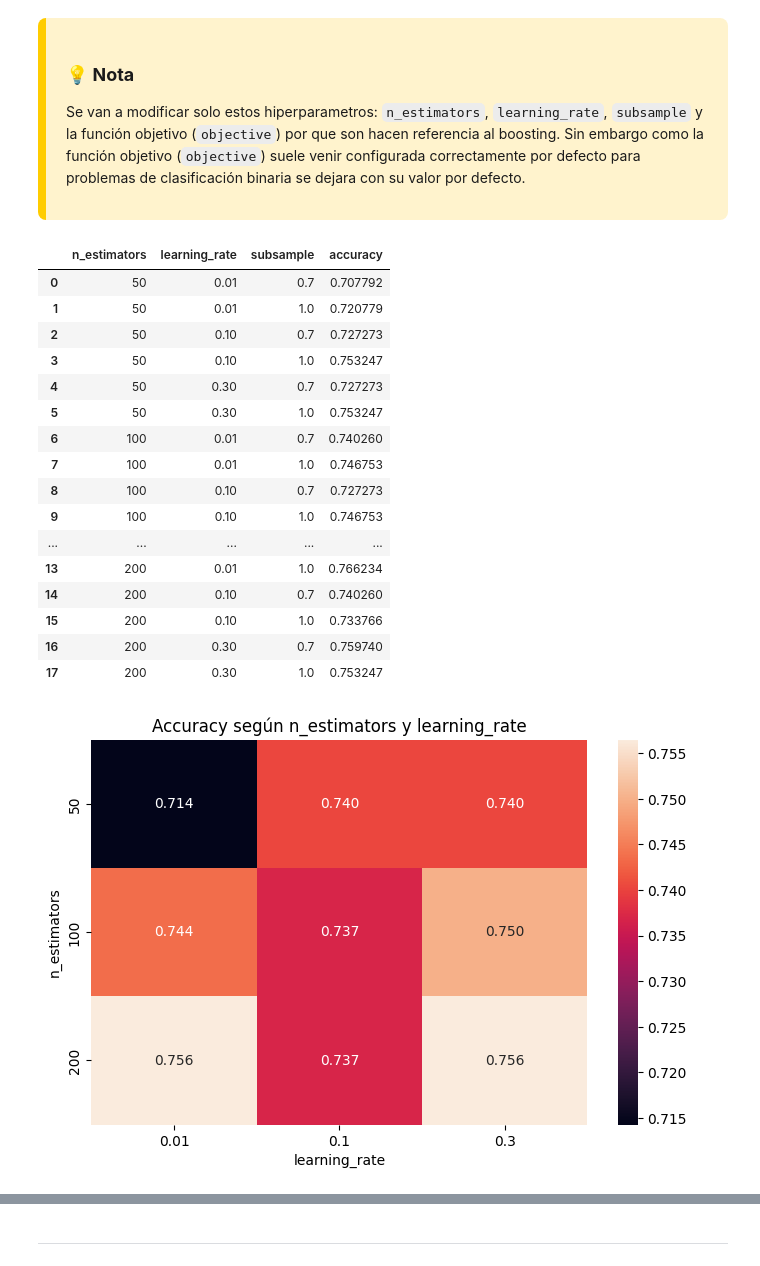
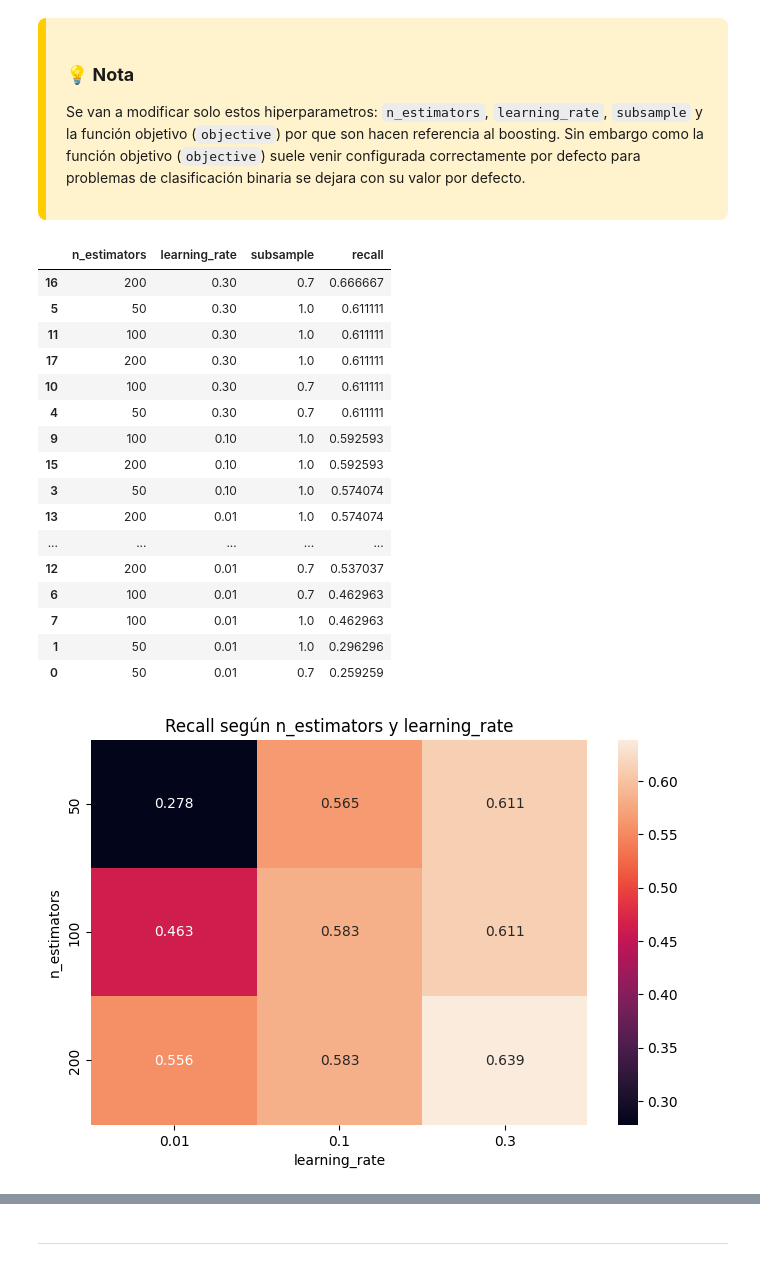
Before and after one commit to 4GeeksAcademy/anaisaponte-GitH-intro-ml, a Jupyter notebook: src/06-boosting-diabetes.ipynb, the cells around one changed output, grey strips where cells are left out. Saved outputs shown, nothing was run; the diff lists cells and outputs as text; code cells hidden in the pictures.

```diff
--- a/src/06-boosting-diabetes.ipynb
+++ b/src/06-boosting-diabetes.ipynb
@@ -261,52 +280,53 @@ for n in n_estimators_list:
             # Generamos predicciones sobre el conjunto de test
             y_pred_temp = model_temp.predict(X_test)
 
-            # Calculamos el accuracy del modelo
-            acc = accuracy_score(y_test, y_pred_temp)
+            # Calculamos el recall del modelo
+            rec = recall_score(y_test, y_pred_temp, pos_label=1)
 
             # Guardamos los resultados junto con los hiperparámetros utilizados
             results.append({
                 "n_estimators": n,
                 "learning_rate": lr,
                 "subsample": sub,
-                "accuracy": acc
+                "recall": rec
             })
 
 # Convertimos la lista de resultados en un DataFrame para facilitar su análisis
 results_df = pd.DataFrame(results)
+results_df = results_df.sort_values(by="recall", ascending=False)
 results_df
 # %% [output]
-|  | n_estimators | learning_rate | subsample | accuracy |
-| 0 | 50 | 0.01 | 0.7 | 0.707792 |
-| 1 | 50 | 0.01 | 1.0 | 0.720779 |
-| 2 | 50 | 0.10 | 0.7 | 0.727273 |
-| 3 | 50 | 0.10 | 1.0 | 0.753247 |
-| 4 | 50 | 0.30 | 0.7 | 0.727273 |
-| 5 | 50 | 0.30 | 1.0 | 0.753247 |
-| 6 | 100 | 0.01 | 0.7 | 0.740260 |
-| 7 | 100 | 0.01 | 1.0 | 0.746753 |
-| 8 | 100 | 0.10 | 0.7 | 0.727273 |
-| 9 | 100 | 0.10 | 1.0 | 0.746753 |
+|  | n_estimators | learning_rate | subsample | recall |
+| 16 | 200 | 0.30 | 0.7 | 0.666667 |
+| 5 | 50 | 0.30 | 1.0 | 0.611111 |
+| 11 | 100 | 0.30 | 1.0 | 0.611111 |
+| 17 | 200 | 0.30 | 1.0 | 0.611111 |
+| 10 | 100 | 0.30 | 0.7 | 0.611111 |
+| 4 | 50 | 0.30 | 0.7 | 0.611111 |
+| 9 | 100 | 0.10 | 1.0 | 0.592593 |
+| 15 | 200 | 0.10 | 1.0 | 0.592593 |
+| 3 | 50 | 0.10 | 1.0 | 0.574074 |
+| 13 | 200 | 0.01 | 1.0 | 0.574074 |
 | ... | ... | ... | ... | ... |
-| 13 | 200 | 0.01 | 1.0 | 0.766234 |
-| 14 | 200 | 0.10 | 0.7 | 0.740260 |
-| 15 | 200 | 0.10 | 1.0 | 0.733766 |
-| 16 | 200 | 0.30 | 0.7 | 0.759740 |
-| 17 | 200 | 0.30 | 1.0 | 0.753247 |
+| 12 | 200 | 0.01 | 0.7 | 0.537037 |
+| 6 | 100 | 0.01 | 0.7 | 0.462963 |
+| 7 | 100 | 0.01 | 1.0 | 0.462963 |
+| 1 | 50 | 0.01 | 1.0 | 0.296296 |
+| 0 | 50 | 0.01 | 0.7 | 0.259259 |
 # %%
 # Pivot para visualizar mejor
 pivot_table = results_df.pivot_table(
-    values="accuracy",
+    values="recall",
     index="n_estimators",
     columns="learning_rate"
 )
 
 plt.figure(figsize=(8,5))
 sns.heatmap(pivot_table, annot=True, fmt=".3f")
-plt.title("Accuracy según n_estimators y learning_rate")
+plt.title("Recall según n_estimators y learning_rate")
 plt.ylabel("n_estimators")
 plt.xlabel("learning_rate")
 plt.show()
 # %% [output]
-[figure, old version]
+[figure, new version]
 # %%
```
Also changed, not shown: parts of 26 cells of this notebook, 5 other files.
